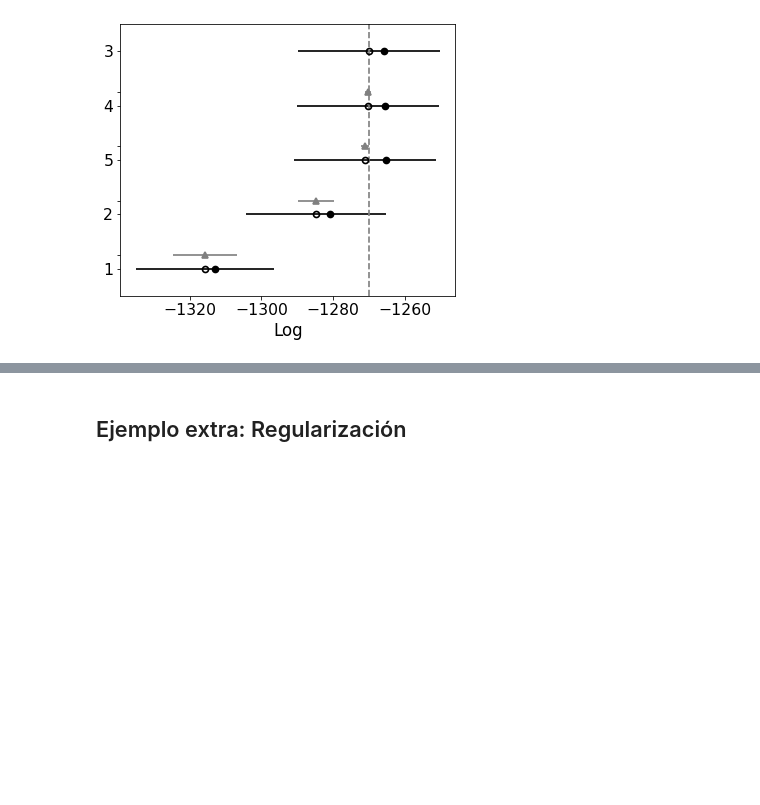
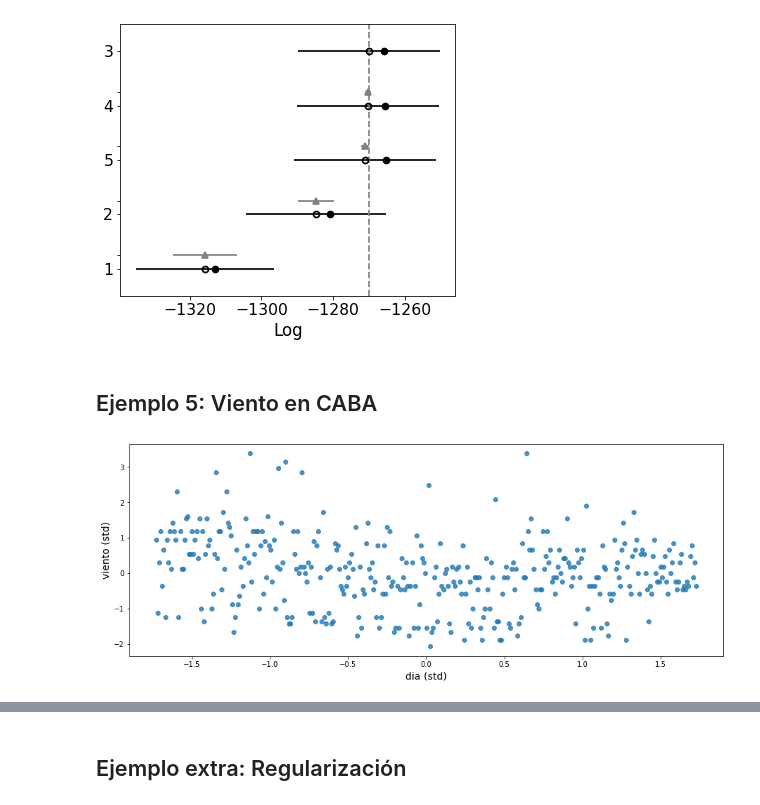
Before and after one commit to mbalbi/ciencia_de_datos, a Jupyter notebook: notebooks/practica_8.ipynb, the cells around one changed output, grey strips where cells are left out. Saved outputs shown, nothing was run; the diff lists cells and outputs as text; code cells hidden in the pictures; blank space fills up the shorter version.

```diff
--- a/notebooks/practica_8.ipynb
+++ b/notebooks/practica_8.ipynb
@@ -114,0 +117,3 @@ g.add_legend();
+# %%
+from google.colab import files
+uploaded = files.upload()
@@ -114,0 +123,5 @@ g.add_legend();
+# %%
+#Se crea un DataFrame
+df_viento = pd.read_csv(io.BytesIO(uploaded['velocidad-max-viento-CABA.csv']))
+df_viento['periodo'] = df_viento.index + 1
+df_viento.head()
@@ -1161,3 +1181,17 @@ az.plot_compare( az_comp_loo );
 # %% [output]
 <matplotlib.axes._subplots.AxesSubplot at 0x...>
 [figure]
+# %% [markdown]
+## Ejemplo 5: Viento en CABA
+# %%
+x = df_viento['periodo'].to_numpy()
+x = (x-x.mean())/x.std()
+y = df_viento['km/h'].to_numpy()
+y = (y-y.mean())/y.std()
+# %%
+fig, ax = plt.subplots( figsize=(15,5.5) )
+ax.scatter( x, y, alpha=.8 )
+ax.set_xlabel('dia (std)', fontsize=14)
+ax.set_ylabel('viento (std)', fontsize=14);
+# %% [output]
+[figure, added]
```
Also changed, not shown: parts of 10 cells of this notebook.
